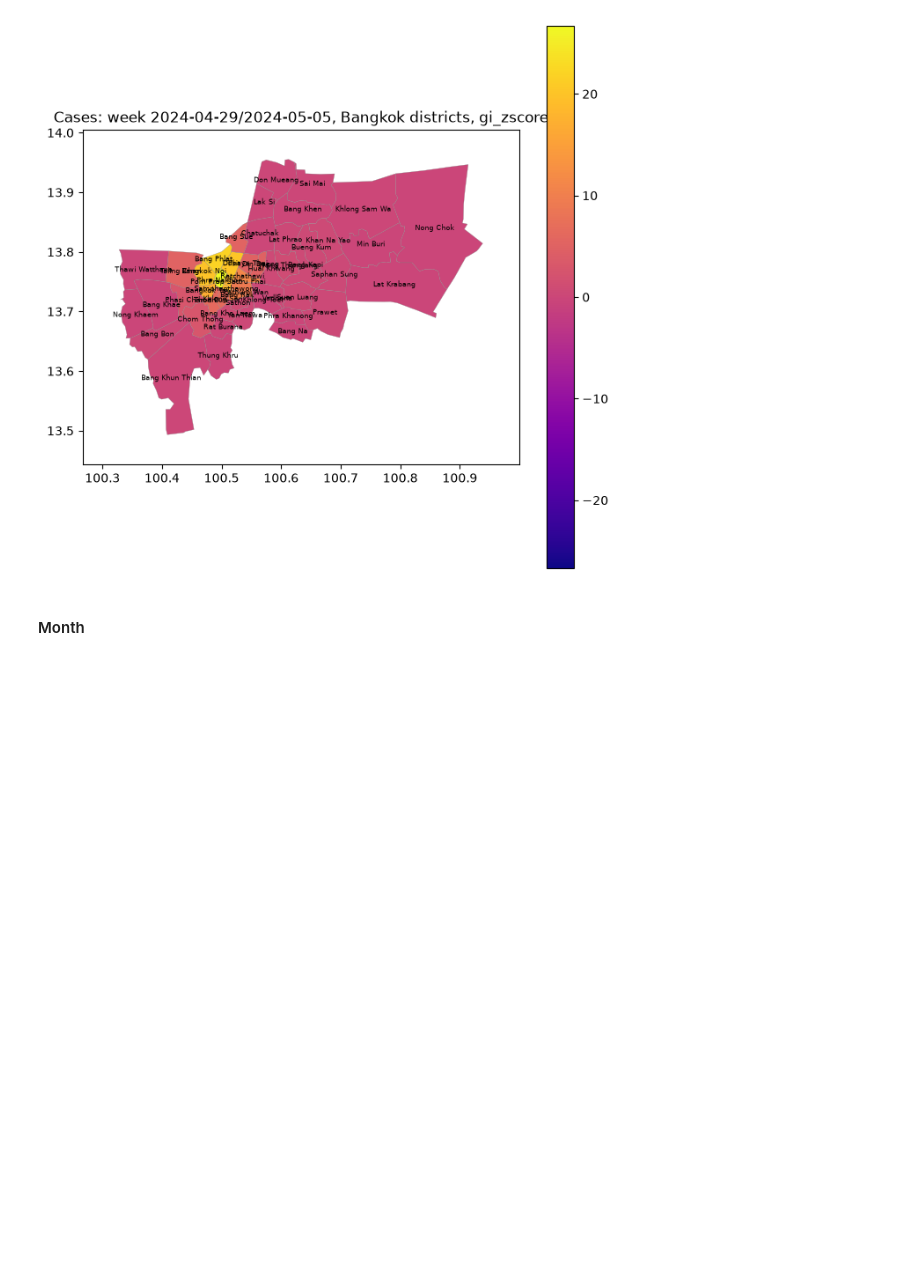
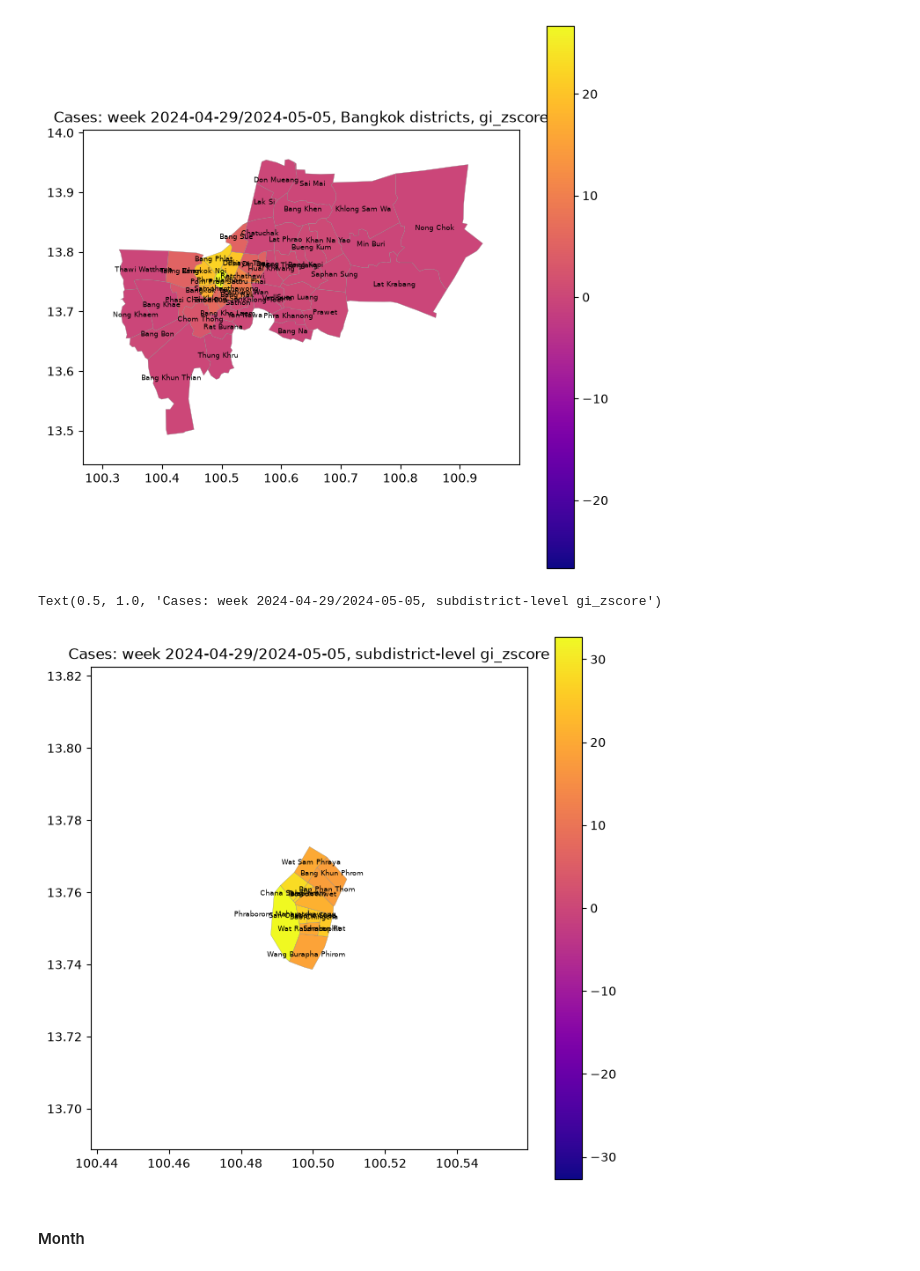
Before and after one commit to nongwarodom/spatialdetection, a Jupyter notebook: notebooks/quickstart.ipynb, the cells around one changed output. Saved outputs shown, nothing was run; the diff lists cells and outputs as text; code cells hidden in the pictures; blank space fills up the shorter version.

```diff
--- a/notebooks/quickstart.ipynb
+++ b/notebooks/quickstart.ipynb
@@ -536,9 +555,11 @@ with warnings.catch_warnings():
     warnings.simplefilter("ignore", UserWarning)
     week_province = province_hotspots(week_df, value_col="cases", k=5, permutations=199)
     week_district = district_hotspots(week_df, value_col="cases", k=5, permutations=199)
+    week_subdistrict = subdistrict_hotspots(week_df, value_col="cases", k=5, permutations=199)
 
 print_top(week_province, "province_en", f"Week {first_week_2!r} ({len(week_df)} points), provinces", value_col="cases")
 print_top(week_district, "district_en", f"Week {first_week_2!r}, districts", value_col="cases")
+print_top(week_subdistrict, "subdistrict_en", f"Week {first_week_2!r}, subdistricts", value_col="cases")
 
 plot_hotspots(
     week_province, province="TH10", cmap="plasma", show_labels=True, label_fontsize=9, label_color="black"
@@ -567,6 +591,14 @@ plot_hotspots(
 # %% [output]
 Text(0.5, 1.0, 'Cases: week 2024-04-29/2024-05-05, Bangkok districts, gi_zscore')
 [figure]
+# %%
+plot_hotspots(
+    week_subdistrict, district=top_code(week_district, "district_code"), cmap="plasma",
+    show_labels=True, label_fontsize=6, label_color="black",
+).set_title(f"Cases: week {first_week_2}, subdistrict-level gi_zscore")
+# %% [output]
+Text(0.5, 1.0, 'Cases: week 2024-04-29/2024-05-05, subdistrict-level gi_zscore')
+[figure, added]
 # %% [markdown]
 #### Month
 # %%
```
Also changed, not shown: parts of 16 cells of this notebook, 1 other file.
